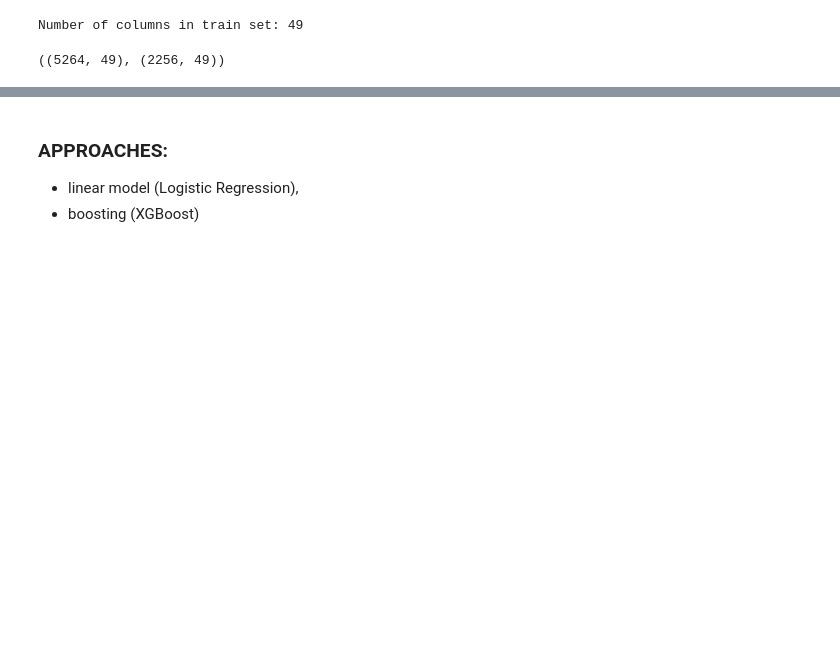
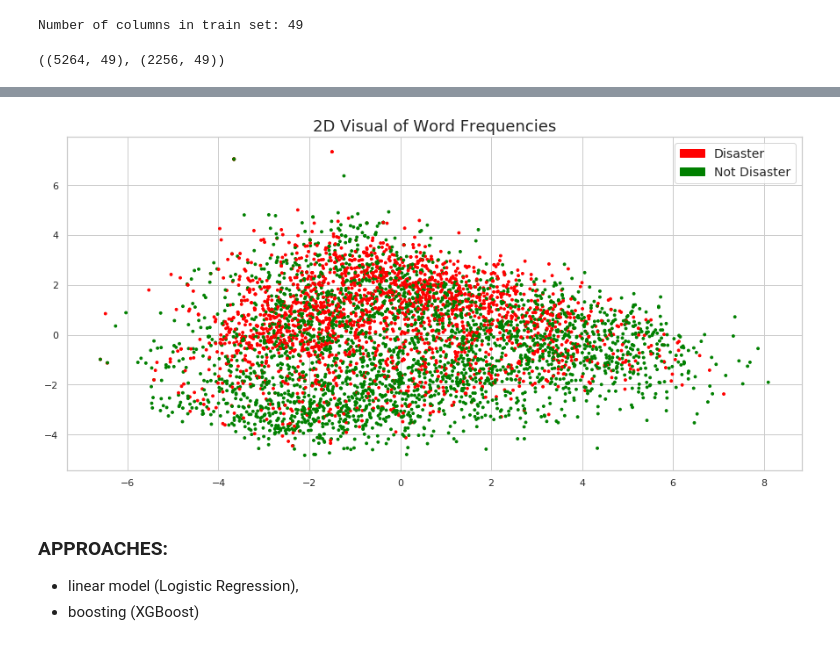
Before and after one commit to asia3o/Disaster-Tweets, a Jupyter notebook: models_tabular_data.ipynb, the cells around one changed output, grey strips where cells are left out. Cells and saved outputs as stored; diff of their text form; code cells hidden in the pictures; blank space fills up the shorter version.

Commit message:
add visualization

```diff
--- a/models_tabular_data.ipynb
+++ b/models_tabular_data.ipynb
@@ -69,3 +76,22 @@ X_test_scaled.loc[:, list(X_test_scaled)] = sc.transform(X_test_scaled[list(X_te
+# %%
+def plot_lsa(text, labels, plot=True):
+    lsa = TruncatedSVD(n_components=2)
+    lsa.fit(text)
+    lsa_scores = lsa.transform(text)
+    color_dict = {label:idx for idx, label in enumerate(set(labels))}
+    color_column = [color_dict[label] for label in labels]
+    colors = ['green', 'red']
+    if plot:
+        plt.scatter(lsa_scores[:,0], lsa_scores[:,1], s=8, c = labels, cmap = matplotlib.colors.ListedColormap(colors))
+        green_patch = mpatches.Patch(color='green', label='Not Disaster')
+        red_patch = mpatches.Patch(color='red', label='Disaster')
+        plt.legend(handles=[red_patch, green_patch], prop={'size': 14})
+
+plot_lsa(X_train_scaled, y_train)
+plt.title("2D Visual of Word Frequencies", size = 18)
+plt.show()
+# %% [output]
+[figure, added]
 # %% [markdown]
 ### APPROACHES:
  - linear model (Logistic Regression),
```
Also changed, not shown: parts of 5 cells of this notebook.
